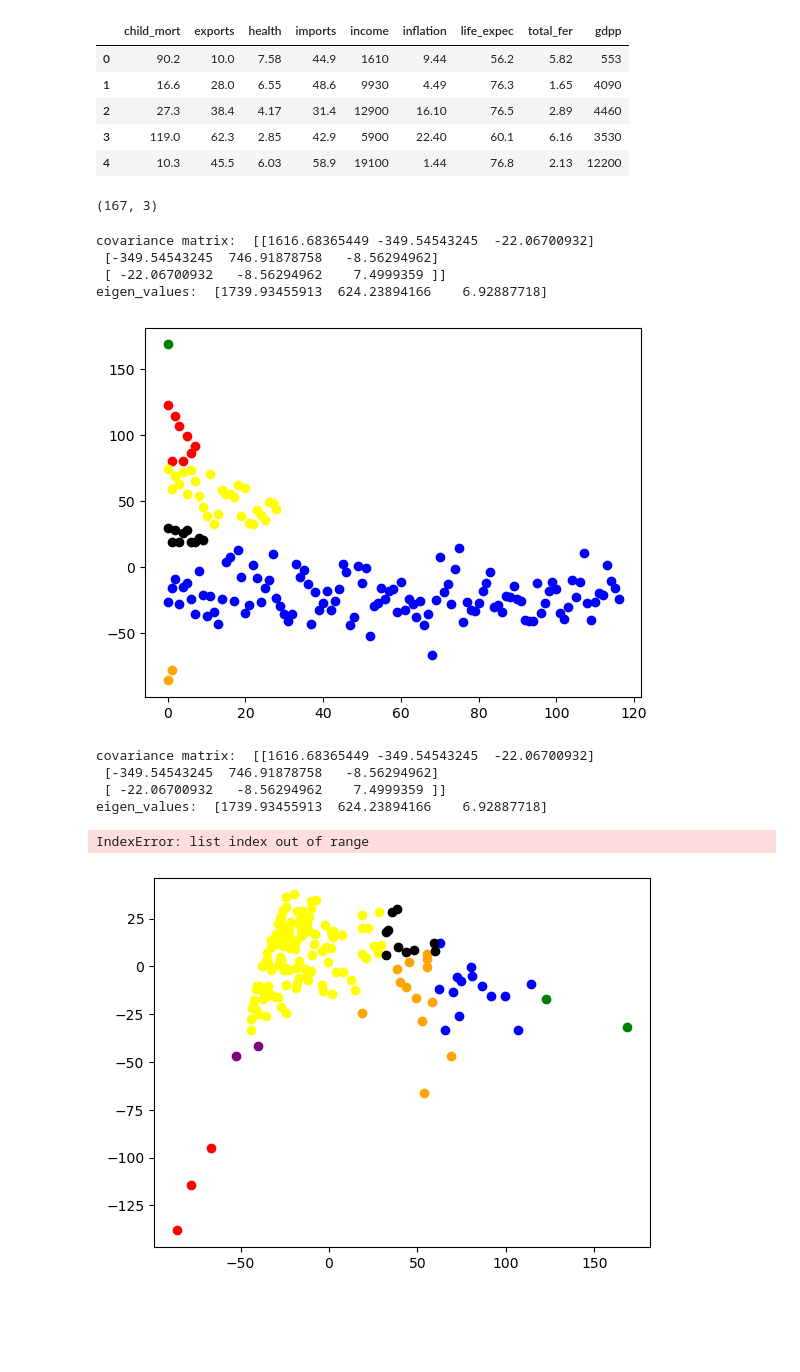
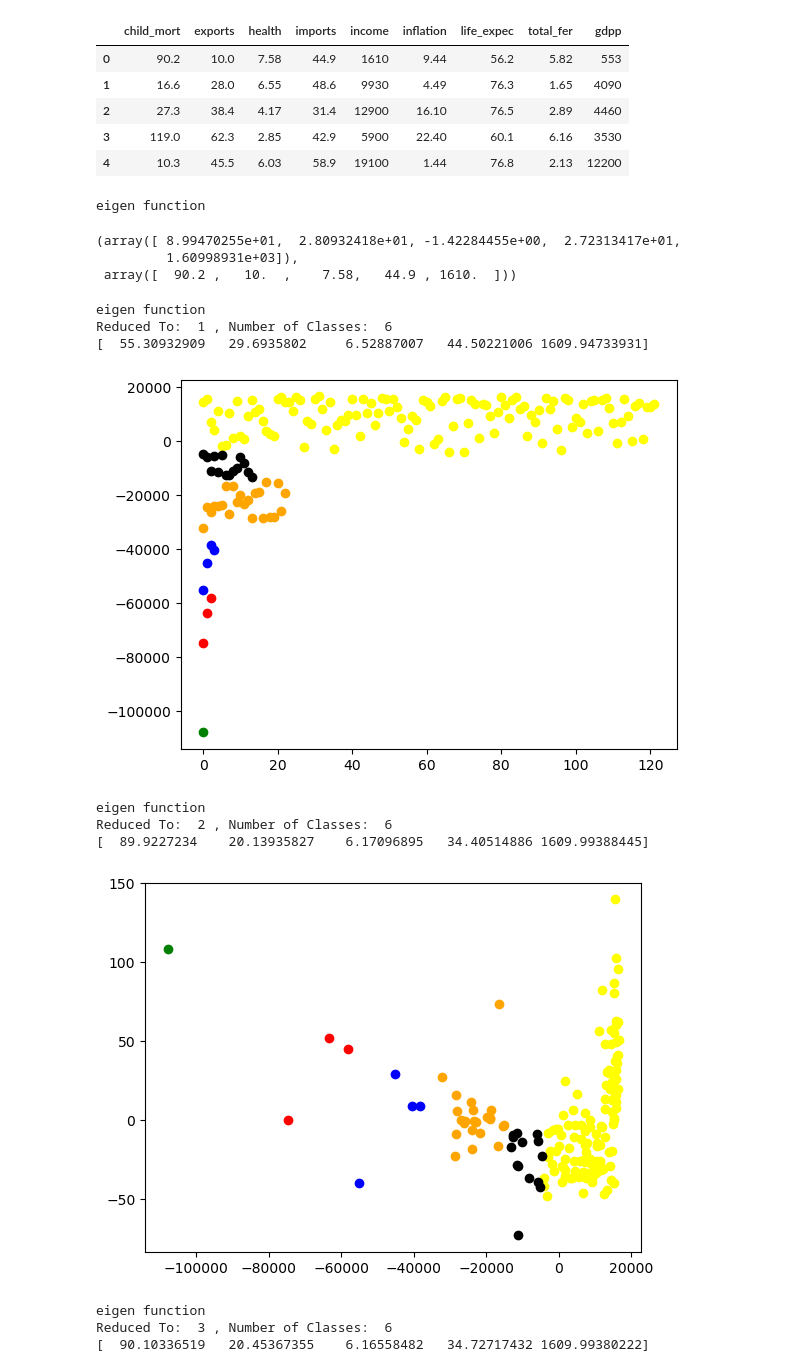
Before and after one commit to MagdiWaleed/assignments, a Jupyter notebook: Unsupervised Learning/unsupervised project/project.ipynb, the cells around one changed output. Saved outputs shown, nothing was run; the diff lists cells and outputs as text; code cells hidden in the pictures; blank space fills up the shorter version.

```diff
--- a/Unsupervised Learning/unsupervised project/project.ipynb
+++ b/Unsupervised Learning/unsupervised project/project.ipynb
@@ -18,18 +18,8 @@ dataframe.head()
 | 2 | 27.3 | 38.4 | 4.17 | 31.4 | 12900 | 16.10 | 76.5 | 2.89 | 4460 |
 | 3 | 119.0 | 62.3 | 2.85 | 42.9 | 5900 | 22.40 | 60.1 | 6.16 | 3530 |
 | 4 | 10.3 | 45.5 | 6.03 | 58.9 | 19100 | 1.44 | 76.8 | 2.13 | 12200 |
-# %%
-data = data[:,:3]
-data.shape
-# data = np.array([
-#     [1,7],
-#     [5,3],
-#     [3,5],
-#     [0,8],
-#     [4,4]
-# ])
-# %% [output]
-(167, 3)
+# %%
+data = data[:,:]
 # %%
 def show(info,dim):
     colors= ["green", "red", "blue","yellow","orange","black","purple"]
@@ -51,26 +41,51 @@ def show(info,dim):
                 x = final_data[:,0]
                 y = final_data[:,1]
                 z = final_data[:,2]
+                if i%7==0:
+                    i= i-1
                 ax.scatter(x, y, z, c=colors[i], marker='o')
         plt.show()
+# %%
+pca = PCA(n_components=4)
+pca.fit(data)
+reduced_data = pca.transform(data)
+# model = FuzzyEntropy()
+# info =model.fit(reduced_data,s=similarity)
+
+#Reduced To:  5 , Number of Classes:  2
+# [4407.65986488   49.5632381  -375.77007066  278.51072448 1068.77329766]
+# actual:
+#  [  90.2    10.      7.58   44.9  1610.  ]
+# %% [output]
+eigen function
+# %%
+compoentn = pca.components[:-1]
+(np.dot(np.dot(data[0],compoentn.T),compoentn)
+,data[0])
+# %% [output]
+(array([ 8.99470255e+01,  2.80932418e+01, -1.42284455e+00,  2.72313417e+01,
+         1.60998931e+03]),
+ array([  90.2 ,   10.  ,    7.58,   44.9 , 1610.  ]))
 # %%
-for i in range(3):
-    pca = PCA(n_components=i+1)
+for t in range(3):
+    pca = PCA(n_components=t+1)
     pca.fit(data)
     reduced_data = pca.transform(data)
     model = FuzzyEntropy()
     info =model.fit(reduced_data,s=similarity)
-    # print("Reduced To: ",reduced_data.shape[1],", Number of Classes: ",len(info))
-    show(info,dim=i+1)
+    print("Reduced To: ",reduced_data.shape[1],", Number of Classes: ",len(info))
+    print(pca.reverse(reduced_data)[0])
+    show(info,dim=t+1)
+    # [90.04991964 17.45184144  6.24345231 32.31991784]
 # %% [output]
-covariance matrix:  [[1616.68365449 -349.54543245  -22.06700932]
- [-349.54543245  746.91878758   -8.56294962]
- [ -22.06700932   -8.56294962    7.4999359 ]]
-eigen_values:  [1739.93455913  624.23894166    6.92887718]
+eigen function
+Reduced To:  1 , Number of Classes:  6
+[  55.30932909   29.6935802     6.52887007   44.50221006 1609.94733931]
-[figure, old version]
+[figure, new version]
-covariance matrix:  [[1616.68365449 -349.54543245  -22.06700932]
- [-349.54543245  746.91878758   -8.56294962]
- [ -22.06700932   -8.56294962    7.4999359 ]]
-eigen_values:  [1739.93455913  624.23894166    6.92887718]
+eigen function
+Reduced To:  2 , Number of Classes:  6
+[  89.9227234    20.13935827    6.17096895   34.40514886 1609.99388445]
+[figure, new version]
-IndexError: list index out of range
+eigen function
+Reduced To:  3 , Number of Classes:  6
+[  90.10336519   20.45367355    6.16558482   34.72717432 1609.99380222]
-[figure, old version]
```
Also changed, not shown: parts of 1 cell of this notebook, 5 other files.
